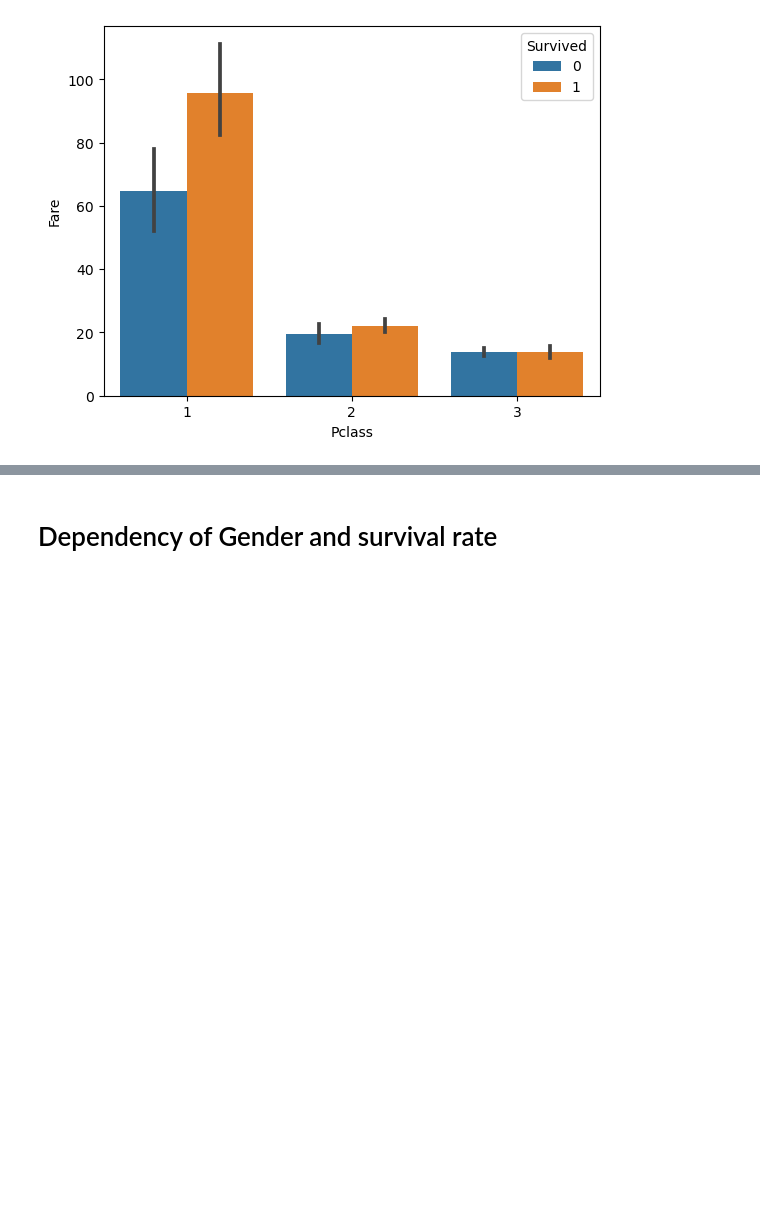
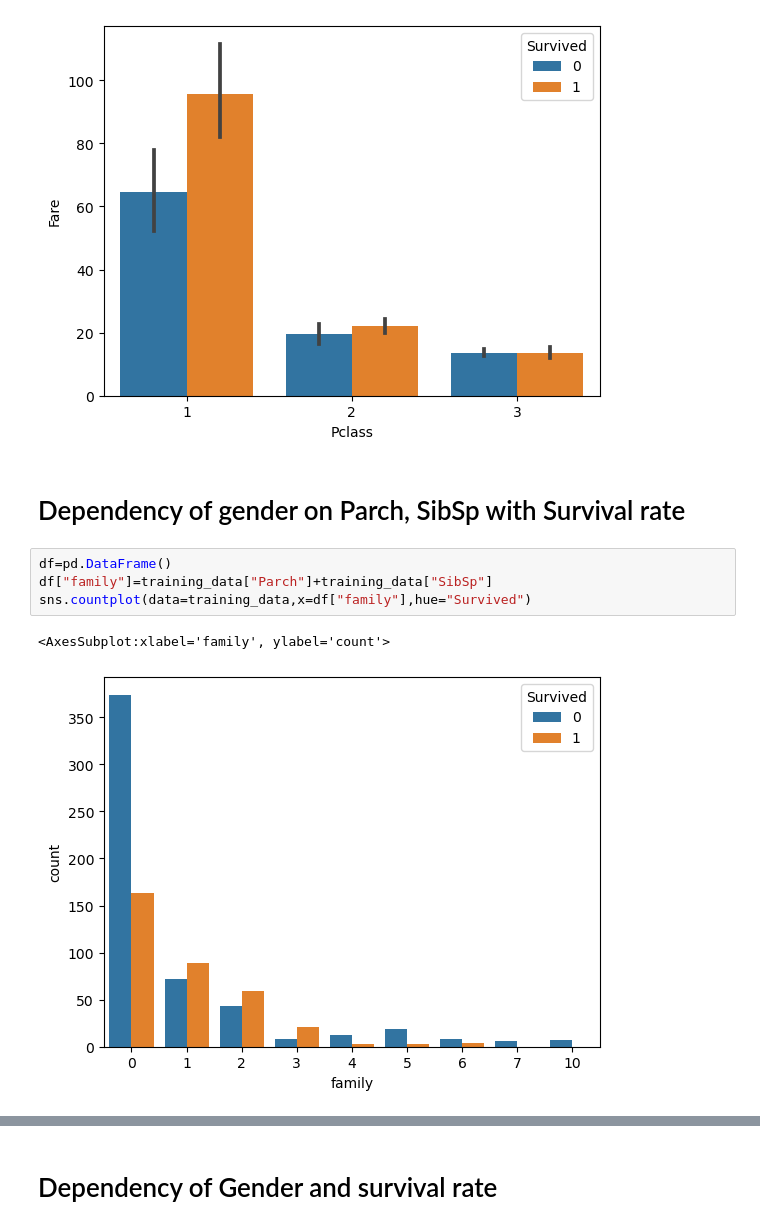
Before and after one commit to Moukthika1253/Mou_DataMining_TermProject, a Jupyter notebook: titanic_classification.ipynb, the cells around one changed output, grey strips where cells are left out. Cells and saved outputs as stored; diff of their text form; blank space fills up the shorter version.

```diff
--- a/titanic_classification.ipynb
+++ b/titanic_classification.ipynb
@@ -146,3 +146,12 @@ sns.barplot(data=training_data,x="Pclass",y="Fare",hue="Survived")
 # %% [output]
 <AxesSubplot:xlabel='Pclass', ylabel='Fare'>
 [figure]
+# %% [markdown]
+# Dependency of gender on Parch, SibSp with Survival rate
+# %%
+df=pd.DataFrame()
+df["family"]=training_data["Parch"]+training_data["SibSp"]
+sns.countplot(data=training_data,x=df["family"],hue="Survived")
+# %% [output]
+<AxesSubplot:xlabel='family', ylabel='count'>
+[figure, added]
```
Also changed, not shown: parts of 2 cells of this notebook.
